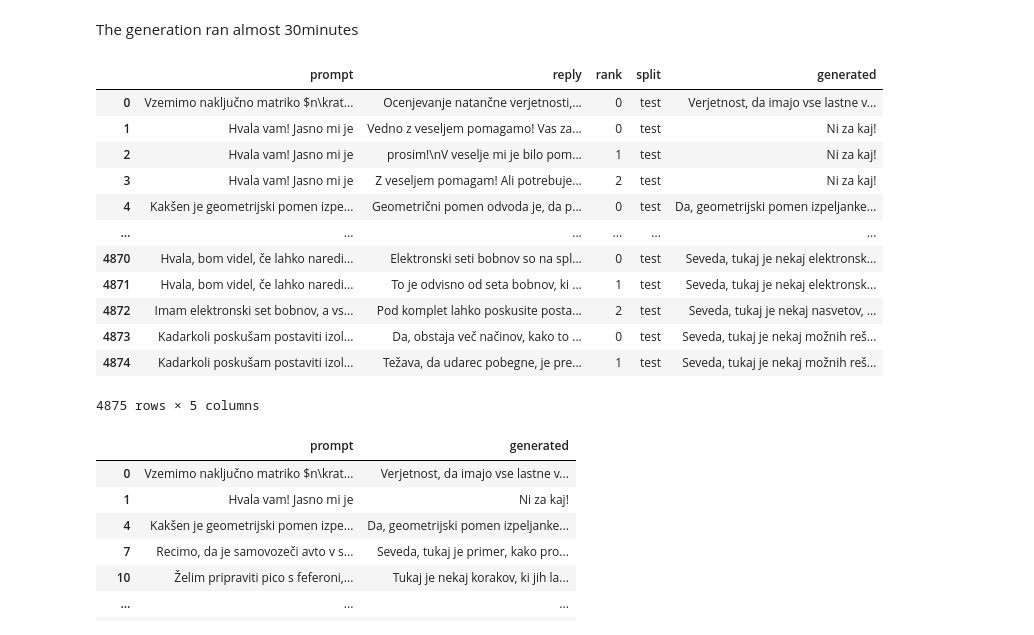
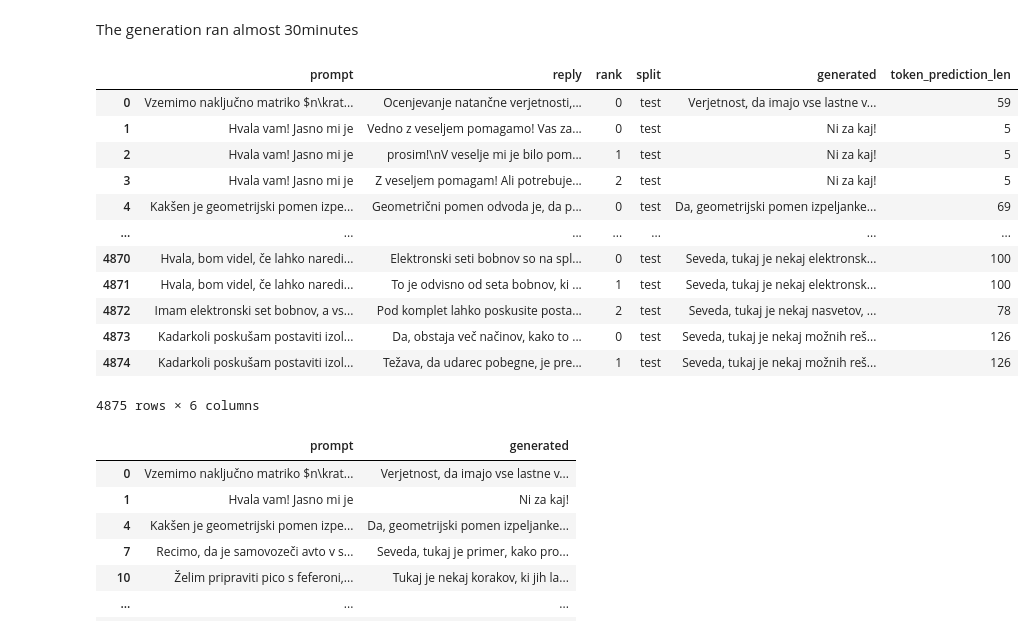
Before and after one commit to UL-FRI-NLP-Course-2022-23/nlp-course-vlr-hsj, a Jupyter notebook: notebooks/evaluation/t5_evaluation.ipynb, the cells around one changed output. Drawn from its saved outputs; the diff is of its cells as text; code cells hidden in the pictures.

Commit message:
Longer generation length, save length

```diff
--- a/notebooks/evaluation/t5_evaluation.ipynb
+++ b/notebooks/evaluation/t5_evaluation.ipynb
@@ -110,38 +110,38 @@ The generation ran almost 30minutes
 # split so it fits on a 12gb gpu - couldn't find a better way (model.generate() options that would do this automatically...)
 indices = np.concatenate([np.arange(0, eval_data.num_rows, eval_data.num_rows // 100), [eval_data.num_rows]])
 
-# outputs = torch.tensor([], dtype=torch.int64).to("cuda")
 outputs = []
 for i, _ in enumerate(indices[:-1]):
     input_ids = eval_data[indices[i]:indices[i+1]]['input_ids'].to("cuda")
-    # outputs = torch.cat((outputs, model.generate(test_data[indices[i]:indices[i+1]]['input_ids'].to("cuda"), max_length=128, no_repeat_ngram_size=2, num_beams=5, num_return_sequences=1)), dim=0) # problem with different tensor sizes
-    outputs.append(model.generate(eval_data[indices[i]:indices[i+1]]['input_ids'].to("cuda"), max_length=128, no_repeat_ngram_size=2, num_beams=5, num_return_sequences=1))
+    outputs.append(model.generate(eval_data[indices[i]:indices[i+1]]['input_ids'].to("cuda"), max_length=512, no_repeat_ngram_size=2, num_beams=5, num_return_sequences=1))
 # %%
 # results = tokenizer.batch_decode(outputs, skip_special_tokens=True)
-results = []
+results, prediction_lens = [], []
 for output in outputs:
     results.extend(tokenizer.batch_decode(output, skip_special_tokens=True))
+    prediction_lens.extend([(np.count_nonzero(o.cpu() != tokenizer.pad_token_id)) for o in output])
 # %%
 # just append the results and save
 result_data = pd.read_csv(data_path_pairs, sep=";")
 result_data = result_data[result_data['split'] == split].reset_index(drop=True)
 result_data["generated"] = results
+result_data["token_prediction_len"] = prediction_lens
 result_data.to_csv(f"../../data/t5_results/prompt_reply_pairs_generated_{model_name}.csv", sep=";", index=False)
 result_data
 # %% [output]
-|  | prompt | reply | rank | split | generated |
-| 0 | Vzemimo naključno matriko $n\krat... | Ocenjevanje natančne verjetnosti,... | 0 | test | Verjetnost, da imajo vse lastne v... |
-| 1 | Hvala vam! Jasno mi je | Vedno z veseljem pomagamo! Vas za... | 0 | test | Ni za kaj! |
-| 2 | Hvala vam! Jasno mi je | prosim!\nV veselje mi je bilo pom... | 1 | test | Ni za kaj! |
-| 3 | Hvala vam! Jasno mi je | Z veseljem pomagam! Ali potrebuje... | 2 | test | Ni za kaj! |
-| 4 | Kakšen je geometrijski pomen izpe... | Geometrični pomen odvoda je, da p... | 0 | test | Da, geometrijski pomen izpeljanke... |
-| ... | ... | ... | ... | ... | ... |
-| 4870 | Hvala, bom videl, če lahko naredi... | Elektronski seti bobnov so na spl... | 0 | test | Seveda, tukaj je nekaj elektronsk... |
-| 4871 | Hvala, bom videl, če lahko naredi... | To je odvisno od seta bobnov, ki ... | 1 | test | Seveda, tukaj je nekaj elektronsk... |
-| 4872 | Imam elektronski set bobnov, a vs... | Pod komplet lahko poskusite posta... | 2 | test | Seveda, tukaj je nekaj nasvetov, ... |
-| 4873 | Kadarkoli poskušam postaviti izol... | Da, obstaja več načinov, kako to ... | 0 | test | Seveda, tukaj je nekaj možnih reš... |
-| 4874 | Kadarkoli poskušam postaviti izol... | Težava, da udarec pobegne, je pre... | 1 | test | Seveda, tukaj je nekaj možnih reš... |
+|  | prompt | reply | rank | split | generated | token_prediction_len |
+| 0 | Vzemimo naključno matriko $n\krat... | Ocenjevanje natančne verjetnosti,... | 0 | test | Verjetnost, da imajo vse lastne v... | 59 |
+| 1 | Hvala vam! Jasno mi je | Vedno z veseljem pomagamo! Vas za... | 0 | test | Ni za kaj! | 5 |
+| 2 | Hvala vam! Jasno mi je | prosim!\nV veselje mi je bilo pom... | 1 | test | Ni za kaj! | 5 |
+| 3 | Hvala vam! Jasno mi je | Z veseljem pomagam! Ali potrebuje... | 2 | test | Ni za kaj! | 5 |
+| 4 | Kakšen je geometrijski pomen izpe... | Geometrični pomen odvoda je, da p... | 0 | test | Da, geometrijski pomen izpeljanke... | 69 |
+| ... | ... | ... | ... | ... | ... | ... |
+| 4870 | Hvala, bom videl, če lahko naredi... | Elektronski seti bobnov so na spl... | 0 | test | Seveda, tukaj je nekaj elektronsk... | 100 |
+| 4871 | Hvala, bom videl, če lahko naredi... | To je odvisno od seta bobnov, ki ... | 1 | test | Seveda, tukaj je nekaj elektronsk... | 100 |
+| 4872 | Imam elektronski set bobnov, a vs... | Pod komplet lahko poskusite posta... | 2 | test | Seveda, tukaj je nekaj nasvetov, ... | 78 |
+| 4873 | Kadarkoli poskušam postaviti izol... | Da, obstaja več načinov, kako to ... | 0 | test | Seveda, tukaj je nekaj možnih reš... | 126 |
+| 4874 | Kadarkoli poskušam postaviti izol... | Težava, da udarec pobegne, je pre... | 1 | test | Seveda, tukaj je nekaj možnih reš... | 126 |
-4875 rows × 5 columns
+4875 rows × 6 columns
 # %%
 # remove the duplicate prompts (we generate the same reply but we have them because during training they have different replies)
 # also only keep the prompt and generated columns
```
Also changed, not shown: parts of 10 cells of this notebook, 2 other files.
